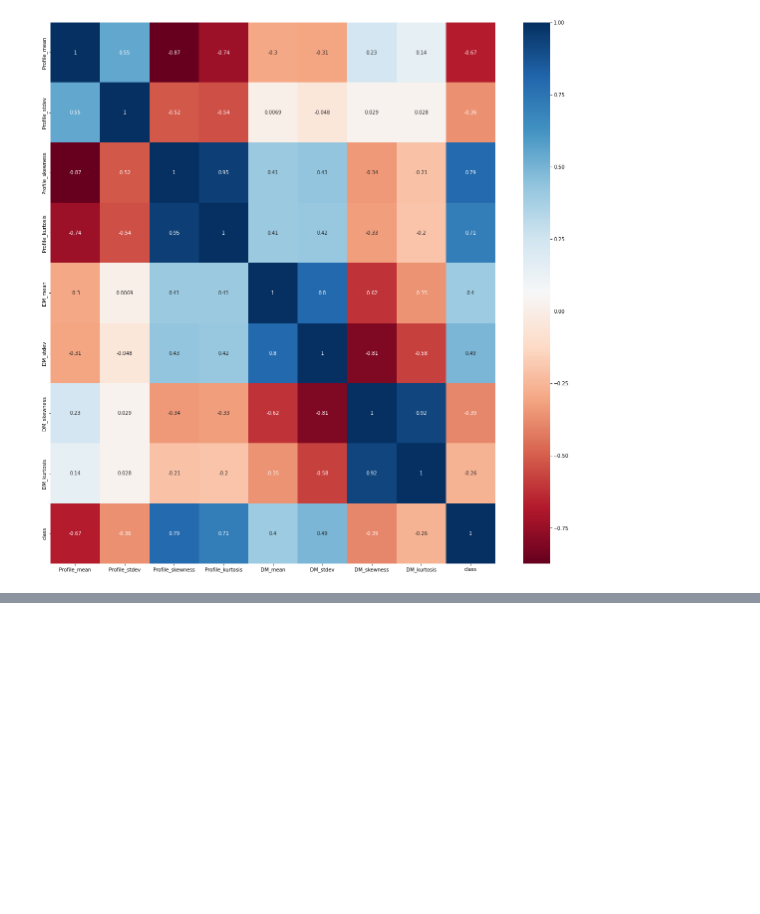
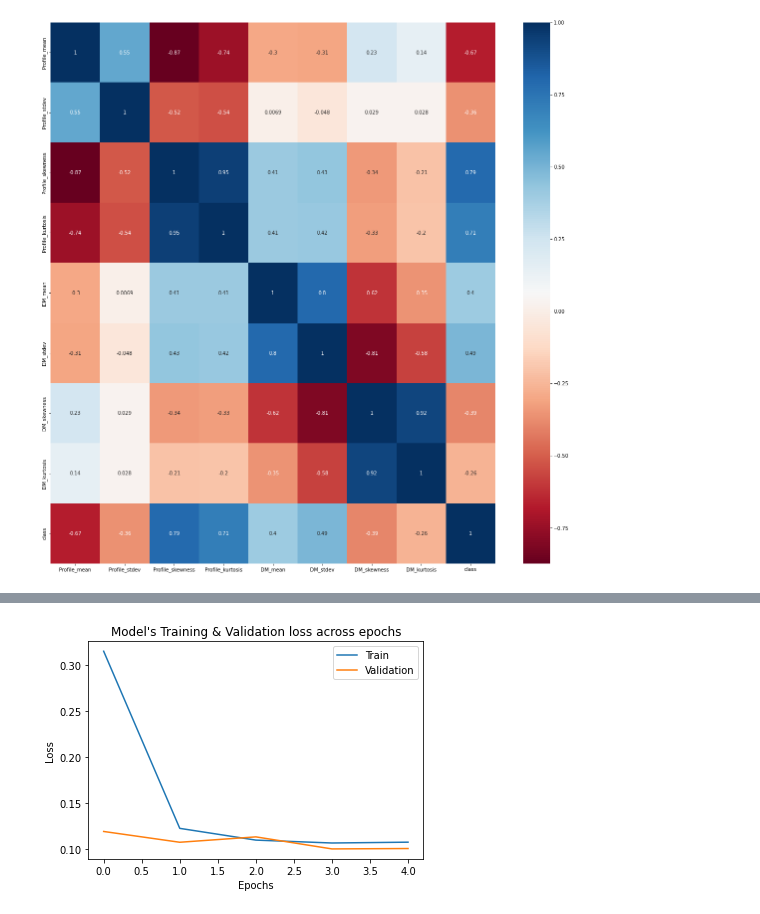
Before and after one commit to djordjeviclazar/laughing-spork, a Jupyter notebook: project3-ml-htru2_pulsardata.ipynb, the cells around one changed output, grey strips where cells are left out. Drawn from its saved outputs; the diff is of its cells as text; code cells hidden in the pictures; blank space fills up the shorter version.

```diff
--- a/project3-ml-htru2_pulsardata.ipynb
+++ b/project3-ml-htru2_pulsardata.ipynb
@@ -105,6 +107,7 @@ dataset.duplicated(keep='first').sum()
 0
 # %%
 datasetClass = dataset['class']
+datasetFeatures = dataset.loc[:, dataset.columns != 'class']
 features = dataset.loc[:, dataset.columns != 'class']
 categoricFeaturesList = list(dataset.dtypes[dataset.dtypes == object].index)
 numericFeaturesList = list(dataset.dtypes[dataset.dtypes != object].index)
@@ -146,0 +282,11 @@ sb.heatmap(dataset.corr(method='pearson'), annot=True, cmap='RdBu', ax=ax)
+# %%
+def plotLossEpochs(model):
+    plt.plot(model.history.history['loss'])
+    plt.plot(model.history.history['val_loss'])
+    plt.title("Model's Training & Validation loss across epochs")
+    plt.ylabel('Loss')
+    plt.xlabel('Epochs')
+    plt.legend(['Train', 'Validation'], loc='upper right')
+    plt.show()
+
+    return
@@ -146,0 +315,9 @@ sb.heatmap(dataset.corr(method='pearson'), annot=True, cmap='RdBu', ax=ax)
+# %%
+model_start = Sequential()
+model_start.add(Dense(32, input_dim=x_test_org.shape[1], activation='relu'))
+model_start.add(Dropout(rate=0.25))
+model_start.add(Dense(1, activation='sigmoid'))
+
+model_start.compile(optimizer='SGD', loss='binary_crossentropy', metrics=['accuracy'])
+# %%
+model_start.fit(x_train_org, y_train_org, validation_data=(x_val_org, y_val_org), epochs=5, batch_size=32)
@@ -146,0 +336,4 @@ sb.heatmap(dataset.corr(method='pearson'), annot=True, cmap='RdBu', ax=ax)
+# %%
+plotLossEpochs(model_start)
+# %% [output]
+[figure, added]
```
Also changed, not shown: parts of 18 cells of this notebook.
